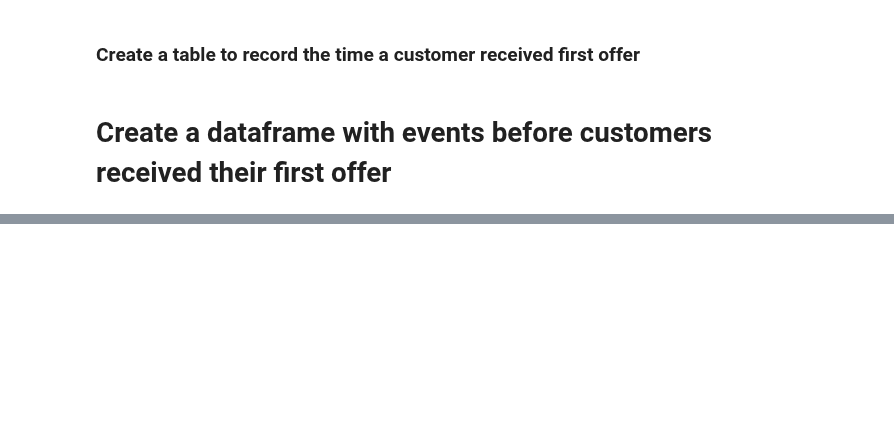
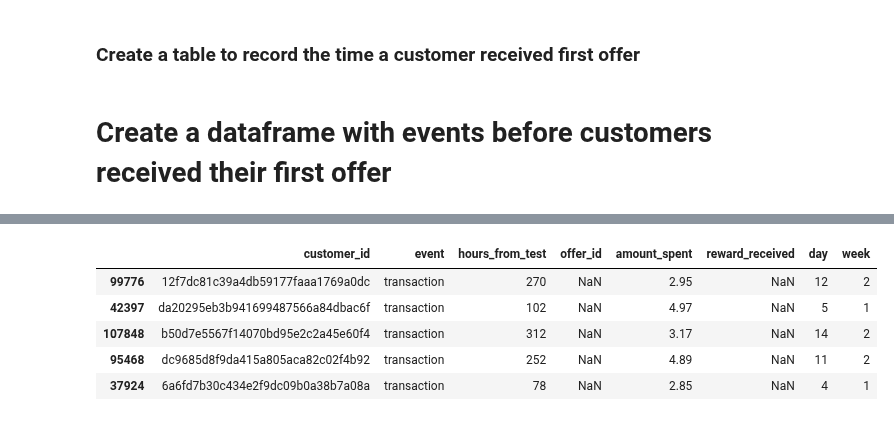
Before and after one commit to kevingao1136/Udacity_DataScience_Nanodegree, a Jupyter notebook: Starbucks_Capstone_Challenge/test.ipynb, the cells around one changed output, grey strips where cells are left out. Saved outputs shown, nothing was run; the diff lists cells and outputs as text; code cells hidden in the pictures; blank space fills up the shorter version.

```diff
--- a/Starbucks_Capstone_Challenge/test.ipynb
+++ b/Starbucks_Capstone_Challenge/test.ipynb
@@ -15,14 +15,10 @@ from sklearn.preprocessing import MultiLabelBinarizer
 plt.style.use('seaborn-whitegrid')
 # %%
 # read in the json files
-offers = pd.read_json('data/portfolio.json', orient='records', lines=True)
-customers = pd.read_json('data/profile.json', orient='records', lines=True)
-events = pd.read_json('data/transcript.json', orient='records', lines=True)
+offers = pd.read_csv('cleaned_data/offers.csv')
+customers = pd.read_csv('cleaned_data/customers.csv')
+events = pd.read_csv('cleaned_data/events.csv')
 
-# change column names and print df shape
-offers.columns = ['reward','channels','min_spend','expire_days','offer_type','id']
-customers.columns = ['gender','age','id','became_member_on','income']
-events.columns = ['customer_id','event','value','hours_from_test']
 print(f'offers has {len(offers)} rows')
 print(f'customers has {len(customers)} rows')
 print(f'events has {len(events)} rows')
@@ -174,0 +123,11 @@ pre_offer_events
+# %%
+pre_offer_events['day'] = (pre_offer_events.hours_from_test/24 + 1).astype(int)
+pre_offer_events['week'] = (pre_offer_events.hours_from_test/24/7 + 1).astype(int)
+pre_offer_events.sample(5)
+# %% [output]
+|  | customer_id | event | hours_from_test | offer_id | amount_spent | reward_received | day | week |
+| 99776 | 12f7dc81c39a4db59177faaa1769a0dc | transaction | 270 | NaN | 2.95 | NaN | 12 | 2 |
+| 42397 | da20295eb3b941699487566a84dbac6f | transaction | 102 | NaN | 4.97 | NaN | 5 | 1 |
+| 107848 | b50d7e5567f14070bd95e2c2a45e60f4 | transaction | 312 | NaN | 3.17 | NaN | 14 | 2 |
+| 95468 | dc9685d8f9da415a805aca82c02f4b92 | transaction | 252 | NaN | 4.89 | NaN | 11 | 2 |
+| 37924 | 6a6fd7b30c434e2f9dc09b0a38b7a08a | transaction | 78 | NaN | 2.85 | NaN | 4 | 1 |
```
Also changed, not shown: parts of 16 cells of this notebook, 10 other files.
